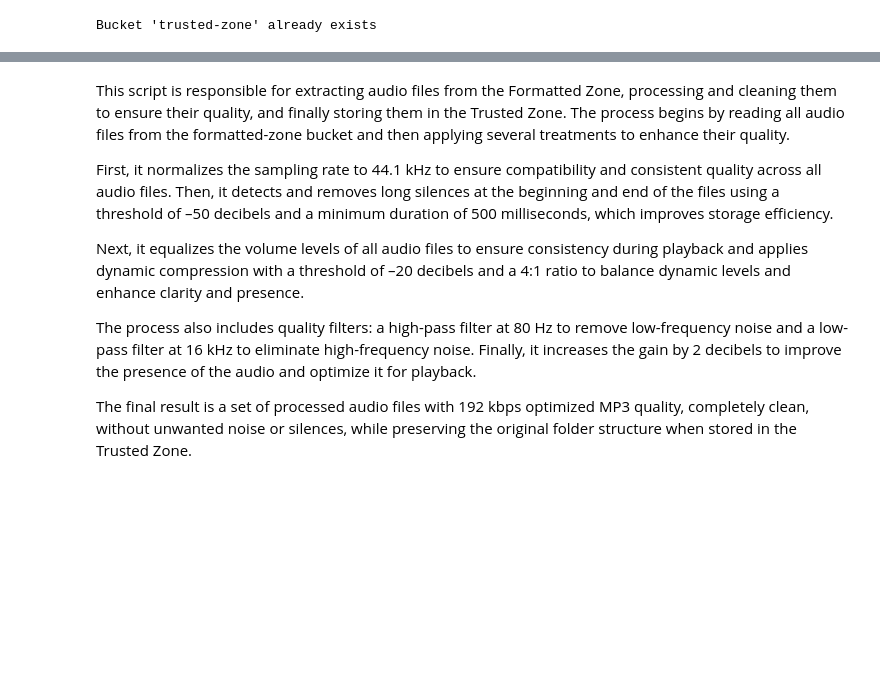
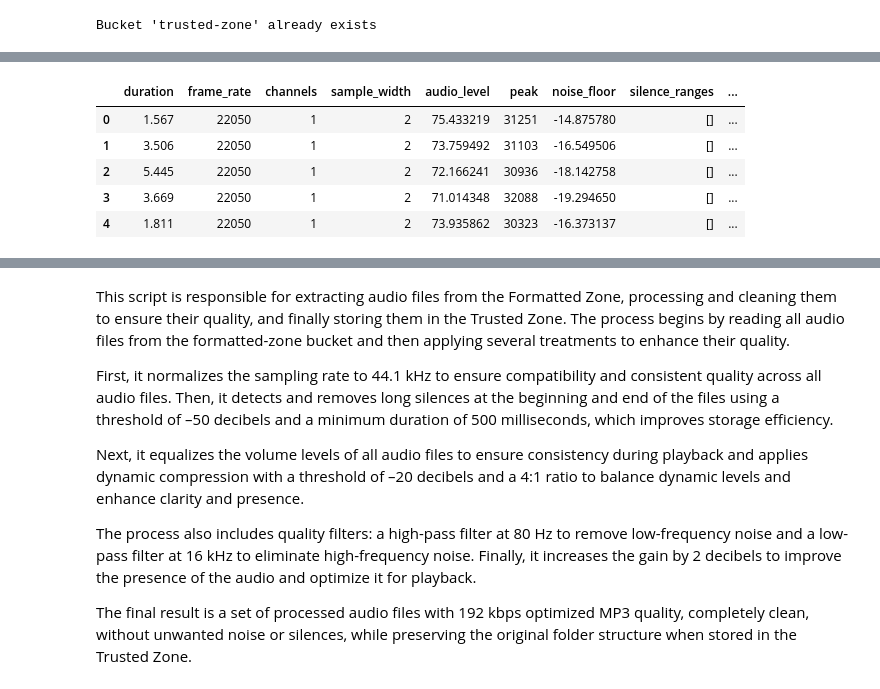
Before and after one commit to carles-aguilera-pilo/ADSDB, a Jupyter notebook: notebooks/trusted_zone/trusted_zone_audio.ipynb, the cells around one changed output, grey strips where cells are left out. Cells and saved outputs as stored; diff of their text form; code cells hidden in the pictures; blank space fills up the shorter version.

```diff
--- a/notebooks/trusted_zone/trusted_zone_audio.ipynb
+++ b/notebooks/trusted_zone/trusted_zone_audio.ipynb
@@ -33,3 +33,13 @@ except (minio_client.exceptions.BucketAlreadyExists, minio_client.exceptions.Buc
     print(f"Bucket '{new_bucket}' already exists")
 # %% [output]
 Bucket 'trusted-zone' already exists
+# %%
+def detectar_filtro(centroid, rolloff, ratio):
+    if centroid < 1500 and rolloff < 3000 and ratio < 0.5:
+        return "Low-pass filter"
+    elif centroid > 4000 and rolloff > 6000 and ratio > 1.5:
+        return "High-pass filter"
+    elif 1500 <= centroid <= 4000 and 3000 <= rolloff <= 6000 and 0.5 <= ratio <= 1.5:
+        return "Band-pass filter"
+    else:
+        return "No filter"
@@ -35,0 +150,26 @@ Bucket 'trusted-zone' already exists
+# %%
+analysis_results = []
+bucket_origen = "formatted-zone"
+prefix_origen = "audio/"
+
+paginator = minio_client.get_paginator("list_objects_v2")
+
+for page in paginator.paginate(Bucket=bucket_origen, Prefix=prefix_origen):
+    for obj in tqdm(page.get("Contents", []), desc="Processant àudios"):
+        key = obj["Key"]
+        filename = key.split("/")[-1]
+
+        #Read original audio
+        response = minio_client.get_object(Bucket=bucket_origen, Key=key)
+        audio_data = response["Body"].read()
+        analysis_results.append(analyze_audio_file(audio_data))
+
+df = pd.DataFrame(analysis_results)
+df.head()
+# %% [output]
+|  | duration | frame_rate | channels | sample_width | audio_level | peak | noise_floor | silence_ranges | ... |
+| 0 | 1.567 | 22050 | 1 | 2 | 75.433219 | 31251 | -14.875780 | [] | ... |
+| 1 | 3.506 | 22050 | 1 | 2 | 73.759492 | 31103 | -16.549506 | [] | ... |
+| 2 | 5.445 | 22050 | 1 | 2 | 72.166241 | 30936 | -18.142758 | [] | ... |
+| 3 | 3.669 | 22050 | 1 | 2 | 71.014348 | 32088 | -19.294650 | [] | ... |
+| 4 | 1.811 | 22050 | 1 | 2 | 73.935862 | 30323 | -16.373137 | [] | ... |
```
Also changed, not shown: parts of 7 cells of this notebook, 4 other files.
